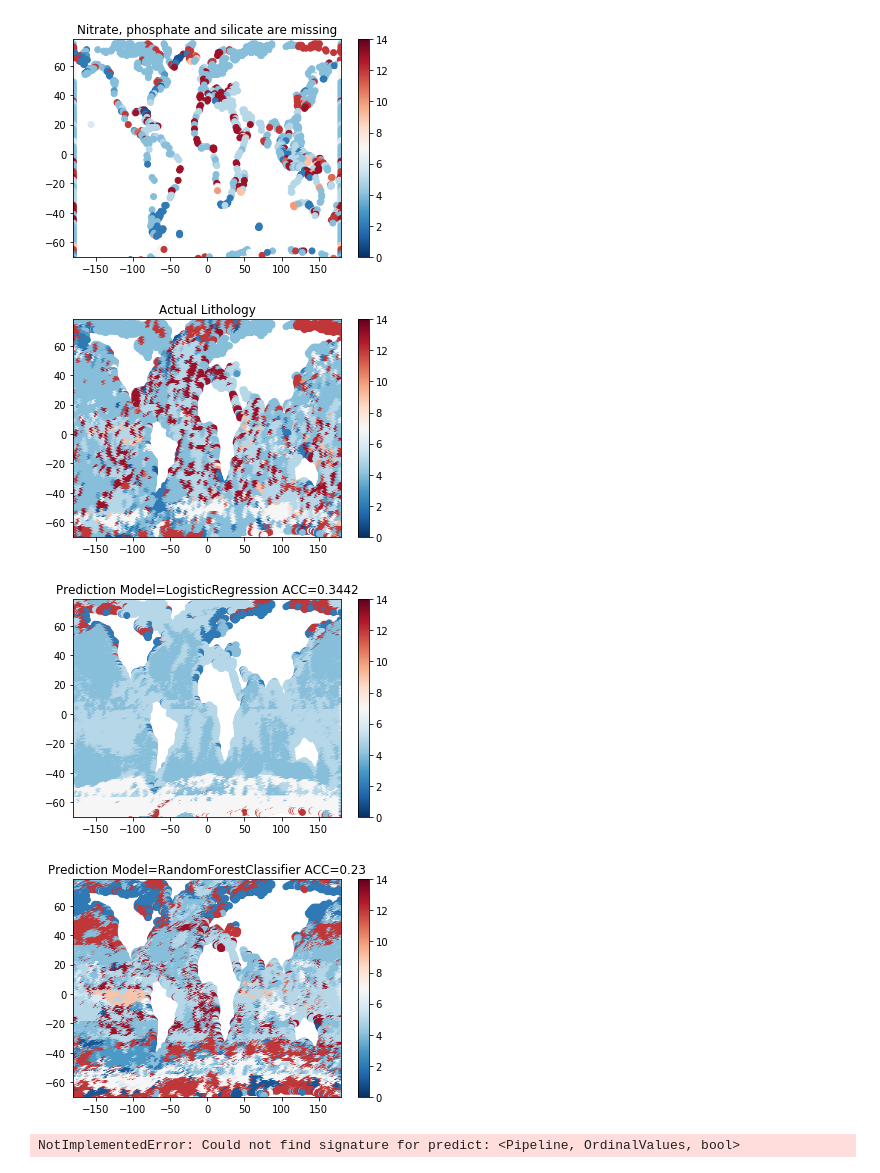
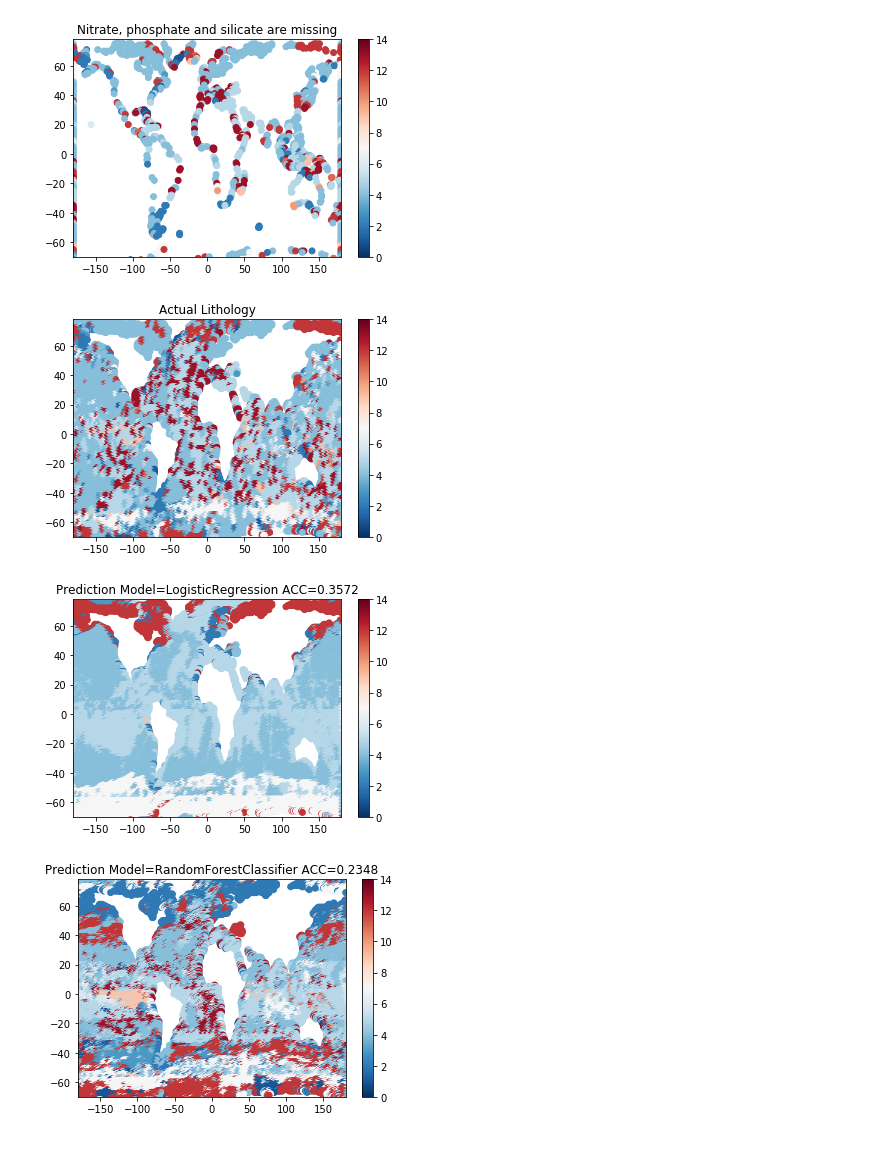
Before and after one commit to joyceyuu/sea, a Jupyter notebook: lithology.ipynb, the cells around one changed output. Saved outputs shown, nothing was run; the diff lists cells and outputs as text; code cells hidden in the pictures.

```diff
--- a/lithology.ipynb
+++ b/lithology.ipynb
@@ -21,7 +21,7 @@ y = data["lithology"].values
 
 
 # plot lithology vesus longitude and latitude
-def draw_gloabl(lon, lat, y, title, cmap="RdBu_r", vmin=0, vmax=14):
+def draw_global(lon, lat, y, title, cmap="RdBu_r", vmin=0, vmax=14):
     sc = plt.scatter(lon, lat, c=y, cmap=cmap, vmin=vmin, vmax=vmax)
     plt.title(title)
     plt.xlim([-180, 180])
@@ -29,7 +29,7 @@ def draw_gloabl(lon, lat, y, title, cmap="RdBu_r", vmin=0, vmax=14):
     plt.colorbar(sc)
     plt.show()
 
-draw_gloabl(lon, lat, y, "Lithology along longitude and latitude")
+draw_global(lon, lat, y, "Lithology along longitude and latitude")
 # %% [output]
 [figure]
 # %%
@@ -99,54 +99,37 @@ training_data = training_data.fillna(value=fill_dict)
 X = training_data[features].as_matrix()
 y = training_data[target].as_matrix()
 # %%
+# import sklearn models
 from sklearn.linear_model import LogisticRegression
 from sklearn.ensemble import RandomForestClassifier
 from sklearn.gaussian_process import GaussianProcessClassifier
+
+# import sklearn preprocessing and validation
 from sklearn.model_selection import train_test_split, cross_val_predict
 from sklearn.metrics import accuracy_score
+from sklearn.preprocessing import StandardScaler, Imputer
 
-def validate(classifier, name):
+def validate(X, y, classifier, name):
     """Validate with given classifier."""
+    # standardize X
+    X = StandardScaler().fit_transform(X)
+    # cross validation and obtain prediction
     prediction = cross_val_predict(classifier, X, y, cv=3)
     acc = round(accuracy_score(y, prediction), 4)
     title = "Prediction Model={} ACC={}".format(name, acc)
-    draw_gloabl(lon, lat, prediction, title)
+    draw_global(lon, lat, prediction, title)
 
 # different classifiers
 logistic = LogisticRegression()
 rfc = RandomForestClassifier()
 gpc = GaussianProcessClassifier()
 
 # cross validation
-draw_gloabl(lon, lat, y, "Actual Lithology")
-validate(logistic, "LogisticRegression")
-validate(rfc, "RandomForestClassifier")
+draw_global(lon, lat, y, "Actual Lithology")
+validate(X, y, logistic, "LogisticRegression")
+validate(X, y, rfc, "RandomForestClassifier")
 # validate(gpc, "GaussianProcess")
 # %% [output]
 [figure]
-[figure, old version]
+[figure, new version]
-[figure, old version]
+[figure, new version]
-# %%
-# use Glabrezu
-from dretch.io import load_modron
-import glabrezu as gl
-
-mod = load_modron("data/data.mod")
-train_value = mod["train"].values()
-
-transformer = [gl.transforms.FillOrdinals(),
-               gl.transforms.ScaleFloats()]
-
-models = {
-    "Logistic": gl.Pipeline(transformer,
-                            gl.classifiers.Logistic())
-}
-m = models["Logistic"]
-
-train_ind, test_ind = train_test_split(range(len(train_value)),
-                                       test_size=0.2)
-
-instance = gl.train(m, train_value[train_ind])
-result = gl.predict(m, train_value[test_ind])
-# %% [output]
-NotImplementedError: Could not find signature for predict: <Pipeline, OrdinalValues, bool>
```
Also changed, not shown: parts of 2 cells of this notebook.
